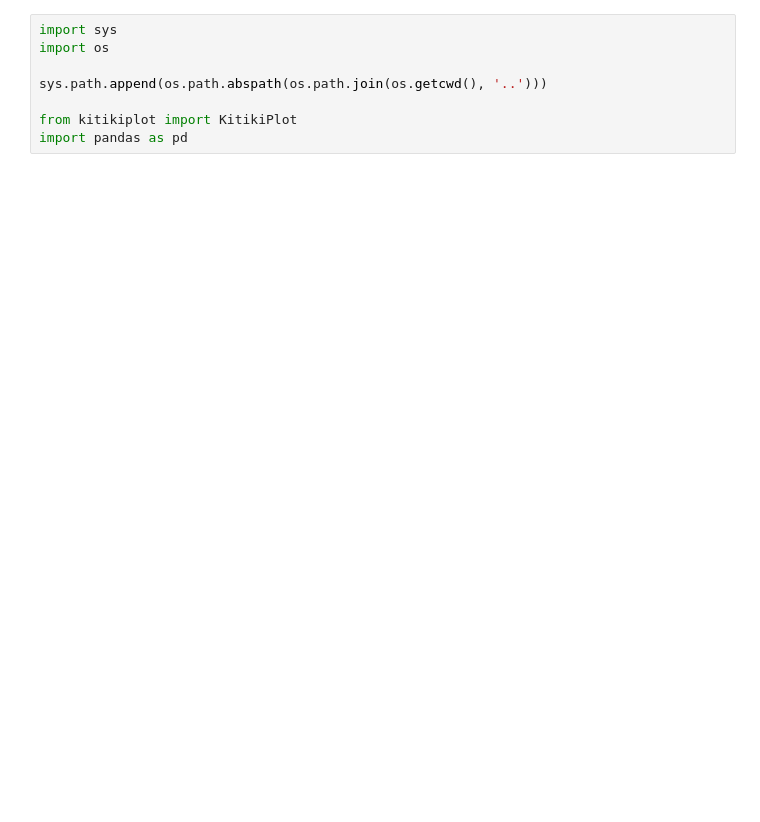
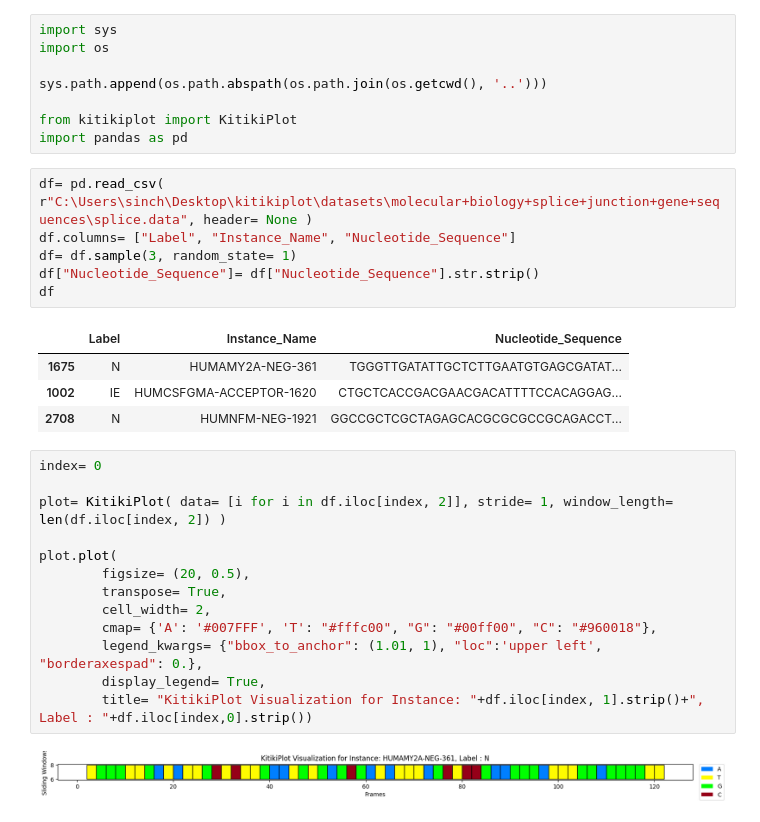
Before and after one commit to BodduSriPavan-111/kitikiplot, a Jupyter notebook: examples/Genome_Analysis.ipynb, the cells around one changed output. Drawn from its saved outputs; the diff is of its cells as text; blank space fills up the shorter version.

```diff
--- a/examples/Genome_Analysis.ipynb
+++ b/examples/Genome_Analysis.ipynb
@@ -6,3 +6,29 @@ sys.path.append(os.path.abspath(os.path.join(os.getcwd(), '..')))
 
 from kitikiplot import KitikiPlot
 import pandas as pd
+# %%
+df= pd.read_csv( r"C:\Users\sinch\Desktop\kitikiplot\datasets\molecular+biology+splice+junction+gene+sequences\splice.data", header= None )
+df.columns= ["Label", "Instance_Name", "Nucleotide_Sequence"]
+df= df.sample(3, random_state= 1)
+df["Nucleotide_Sequence"]= df["Nucleotide_Sequence"].str.strip()
+df
+# %% [output]
+|  | Label | Instance_Name | Nucleotide_Sequence |
+| 1675 | N | HUMAMY2A-NEG-361 | TGGGTTGATATTGCTCTTGAATGTGAGCGATAT... |
+| 1002 | IE | HUMCSFGMA-ACCEPTOR-1620 | CTGCTCACCGACGAACGACATTTTCCACAGGAG... |
+| 2708 | N | HUMNFM-NEG-1921 | GGCCGCTCGCTAGAGCACGCGCGCCGCAGACCT... |
+# %%
+index= 0
+
+plot= KitikiPlot( data= [i for i in df.iloc[index, 2]], stride= 1, window_length= len(df.iloc[index, 2]) )
+
+plot.plot(
+        figsize= (20, 0.5),
+        transpose= True,
+        cell_width= 2,
+        cmap= {'A': '#007FFF', 'T': "#fffc00", "G": "#00ff00", "C": "#960018"},
+        legend_kwargs= {"bbox_to_anchor": (1.01, 1), "loc":'upper left', "borderaxespad": 0.},
+        display_legend= True,
+        title= "KitikiPlot Visualization for Instance: "+df.iloc[index, 1].strip()+", Label : "+df.iloc[index,0].strip())
+# %% [output]
+[figure, added]
```
Also changed, not shown: parts of 9 cells of this notebook, 8 other files.
